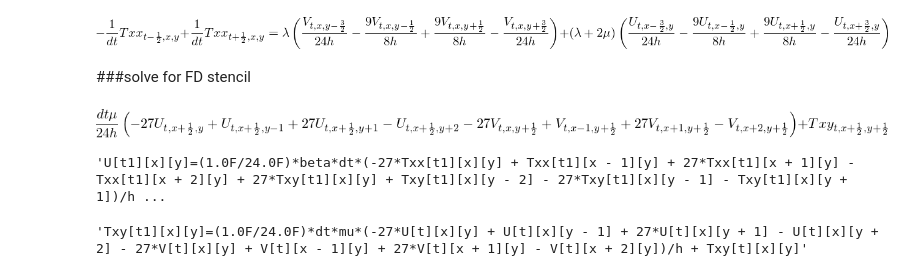
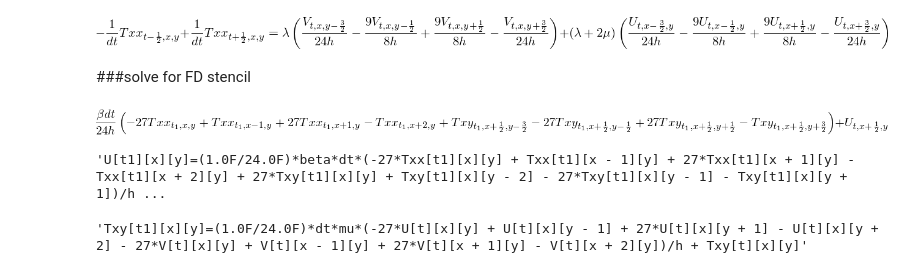
Before and after one commit to devitocodes/opesci-fd, a Jupyter notebook: codegen/demo_ref_convergent.ipynb, the cells around one changed output. Drawn from its saved outputs; the diff is of its cells as text; code cells hidden in the pictures.

```diff
--- a/codegen/demo_ref_convergent.ipynb
+++ b/codegen/demo_ref_convergent.ipynb
@@ -123,10 +127,10 @@ Txx_t = simplify(solve(eq3,Txx[t+hf,x,y])[0]-Txx[t-hf,x,y])+Txx[t,x,y]
 Tyy_t = simplify(solve(eq4,Tyy[t+hf,x,y])[0]-Tyy[t-hf,x,y])+Tyy[t,x,y]
 # note difference between Txx and Txy indices
 Txy_t = simplify(solve(eq5,Txy[t+hf,x+hf,y+hf])[0]-Txy[t-hf,x+hf,y+hf])+Txy[t,x+hf,y+hf]
-# %%
-Txy_t
-# %% [output]
-[figure, removed]
+# %%
+U_t
+# %% [output]
+[figure, added]
 # %%
 # generate computation code segments
 U_t_code = print_myccode(U[t1,x,y]) + "=" + print_myccode(shift_grid(U_t))
```
Also changed, not shown: parts of 1 cell of this notebook, 16 other files.
